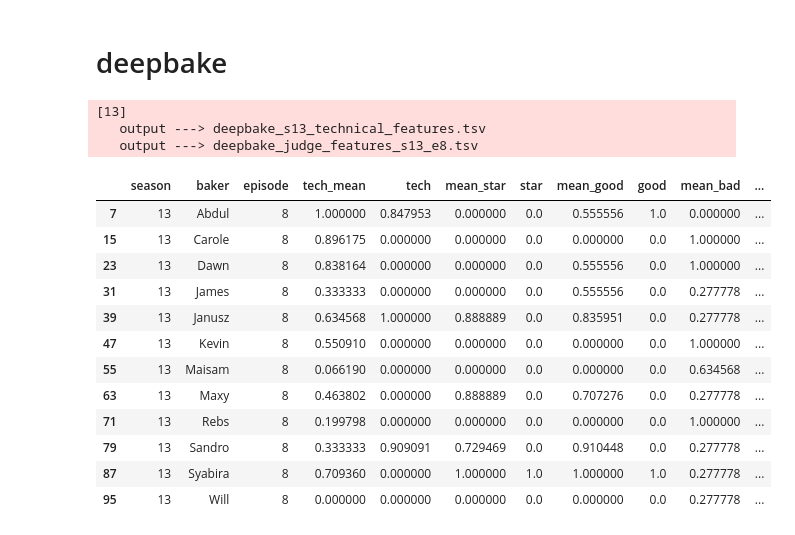
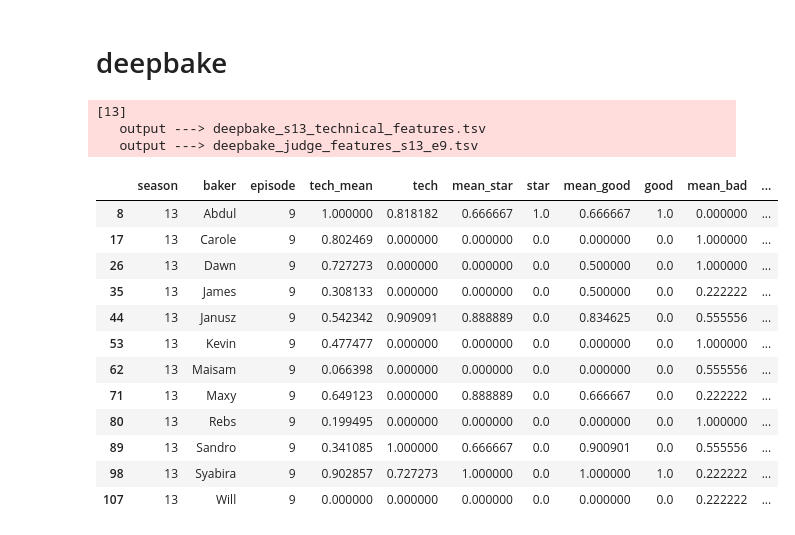
Before and after one commit to dantaki/DeepBake, a Jupyter notebook: NOTEBOOKS/S13/deepbake_s13.ipynb, the cells around one changed output. Saved outputs shown, nothing was run; the diff lists cells and outputs as text; code cells hidden in the pictures.

```diff
--- a/NOTEBOOKS/S13/deepbake_s13.ipynb
+++ b/NOTEBOOKS/S13/deepbake_s13.ipynb
@@ -176,25 +176,25 @@ def deep_bake(episode):
 # %% [markdown]
 # deepbake
 # %%
-episode=8
+episode=9
 process_episode(episode)
 # %% [output]
 [13]
    output ---> deepbake_s13_technical_features.tsv
-   output ---> deepbake_judge_features_s13_e8.tsv
+   output ---> deepbake_judge_features_s13_e9.tsv
 |  | season | baker | episode | tech_mean | tech | mean_star | star | mean_good | good | mean_bad | ... |
-| 7 | 13 | Abdul | 8 | 1.000000 | 0.847953 | 0.000000 | 0.0 | 0.555556 | 1.0 | 0.000000 | ... |
-| 15 | 13 | Carole | 8 | 0.896175 | 0.000000 | 0.000000 | 0.0 | 0.000000 | 0.0 | 1.000000 | ... |
-| 23 | 13 | Dawn | 8 | 0.838164 | 0.000000 | 0.000000 | 0.0 | 0.555556 | 0.0 | 1.000000 | ... |
-| 31 | 13 | James | 8 | 0.333333 | 0.000000 | 0.000000 | 0.0 | 0.555556 | 0.0 | 0.277778 | ... |
-| 39 | 13 | Janusz | 8 | 0.634568 | 1.000000 | 0.888889 | 0.0 | 0.835951 | 0.0 | 0.277778 | ... |
-| 47 | 13 | Kevin | 8 | 0.550910 | 0.000000 | 0.000000 | 0.0 | 0.000000 | 0.0 | 1.000000 | ... |
-| 55 | 13 | Maisam | 8 | 0.066190 | 0.000000 | 0.000000 | 0.0 | 0.000000 | 0.0 | 0.634568 | ... |
-| 63 | 13 | Maxy | 8 | 0.463802 | 0.000000 | 0.888889 | 0.0 | 0.707276 | 0.0 | 0.277778 | ... |
-| 71 | 13 | Rebs | 8 | 0.199798 | 0.000000 | 0.000000 | 0.0 | 0.000000 | 0.0 | 1.000000 | ... |
-| 79 | 13 | Sandro | 8 | 0.333333 | 0.909091 | 0.729469 | 0.0 | 0.910448 | 0.0 | 0.277778 | ... |
-| 87 | 13 | Syabira | 8 | 0.709360 | 0.000000 | 1.000000 | 1.0 | 1.000000 | 1.0 | 0.277778 | ... |
-| 95 | 13 | Will | 8 | 0.000000 | 0.000000 | 0.000000 | 0.0 | 0.000000 | 0.0 | 0.277778 | ... |
+| 8 | 13 | Abdul | 9 | 1.000000 | 0.818182 | 0.666667 | 1.0 | 0.666667 | 1.0 | 0.000000 | ... |
+| 17 | 13 | Carole | 9 | 0.802469 | 0.000000 | 0.000000 | 0.0 | 0.000000 | 0.0 | 1.000000 | ... |
+| 26 | 13 | Dawn | 9 | 0.727273 | 0.000000 | 0.000000 | 0.0 | 0.500000 | 0.0 | 1.000000 | ... |
+| 35 | 13 | James | 9 | 0.308133 | 0.000000 | 0.000000 | 0.0 | 0.500000 | 0.0 | 0.222222 | ... |
+| 44 | 13 | Janusz | 9 | 0.542342 | 0.909091 | 0.888889 | 0.0 | 0.834625 | 0.0 | 0.555556 | ... |
+| 53 | 13 | Kevin | 9 | 0.477477 | 0.000000 | 0.000000 | 0.0 | 0.000000 | 0.0 | 1.000000 | ... |
+| 62 | 13 | Maisam | 9 | 0.066398 | 0.000000 | 0.000000 | 0.0 | 0.000000 | 0.0 | 0.555556 | ... |
+| 71 | 13 | Maxy | 9 | 0.649123 | 0.000000 | 0.888889 | 0.0 | 0.666667 | 0.0 | 0.222222 | ... |
+| 80 | 13 | Rebs | 9 | 0.199495 | 0.000000 | 0.000000 | 0.0 | 0.000000 | 0.0 | 1.000000 | ... |
+| 89 | 13 | Sandro | 9 | 0.341085 | 1.000000 | 0.666667 | 0.0 | 0.900901 | 0.0 | 0.555556 | ... |
+| 98 | 13 | Syabira | 9 | 0.902857 | 0.727273 | 1.000000 | 0.0 | 1.000000 | 1.0 | 0.222222 | ... |
+| 107 | 13 | Will | 9 | 0.000000 | 0.000000 | 0.000000 | 0.0 | 0.000000 | 0.0 | 0.222222 | ... |
 # %%
 df = deep_bake(episode)
 # %% [output]
```
Also changed, not shown: parts of 2 cells of this notebook, 16 other files.
